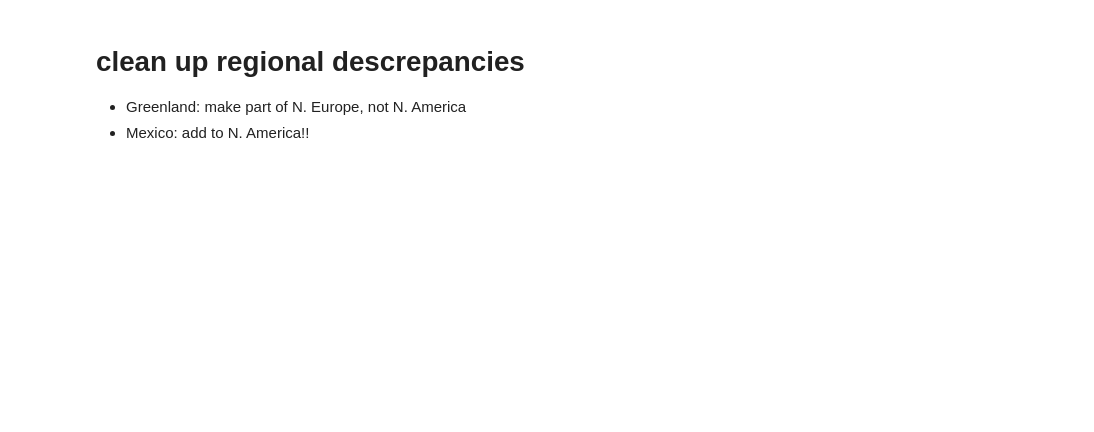
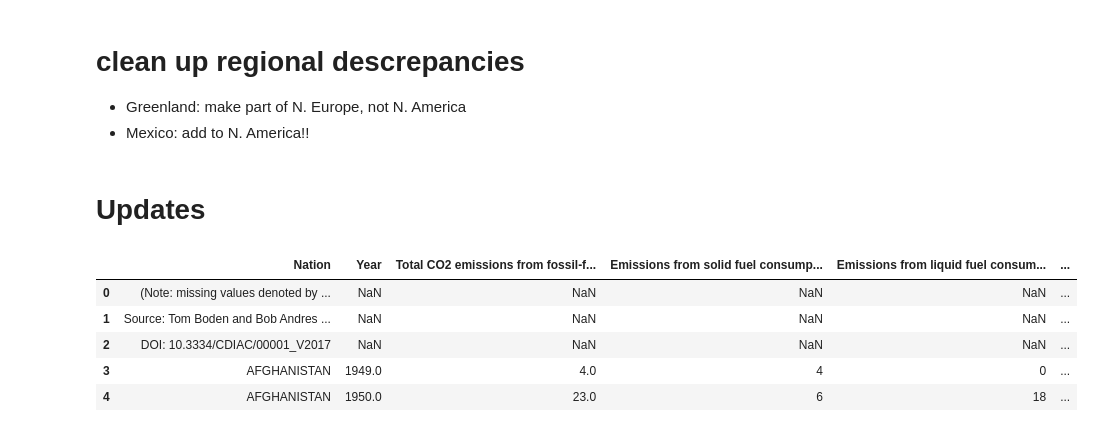
Before and after one commit to limegimlet/data_analysis_gapminder_co2, a Jupyter notebook: gapminder/make_df.ipynb, the cells around one changed output. Saved outputs shown, nothing was run; the diff lists cells and outputs as text; code cells hidden in the pictures; blank space fills up the shorter version.

```diff
--- a/gapminder/make_df.ipynb
+++ b/gapminder/make_df.ipynb
@@ -530,0 +534,15 @@ final_df.to_csv('data/final/final_df.csv', index=False)
+# %% [markdown]
+# Updates
+# %%
+# more recent CO2
+
+updatepath = 'data/updates/'
+new_co2 = pd.read_csv(updatepath + 'co2_1751_2014.csv')
+new_co2.head()
+# %% [output]
+|  | Nation | Year | Total CO2 emissions from fossil-f... | Emissions from solid fuel consump... | Emissions from liquid fuel consum... | ... |
+| 0 | (Note: missing values denoted by ... | NaN | NaN | NaN | NaN | ... |
+| 1 | Source: Tom Boden and Bob Andres ... | NaN | NaN | NaN | NaN | ... |
+| 2 | DOI: 10.3334/CDIAC/00001_V2017 | NaN | NaN | NaN | NaN | ... |
+| 3 | AFGHANISTAN | 1949.0 | 4.0 | 4 | 0 | ... |
+| 4 | AFGHANISTAN | 1950.0 | 23.0 | 6 | 18 | ... |
```
Also changed, not shown: parts of 27 cells of this notebook.
